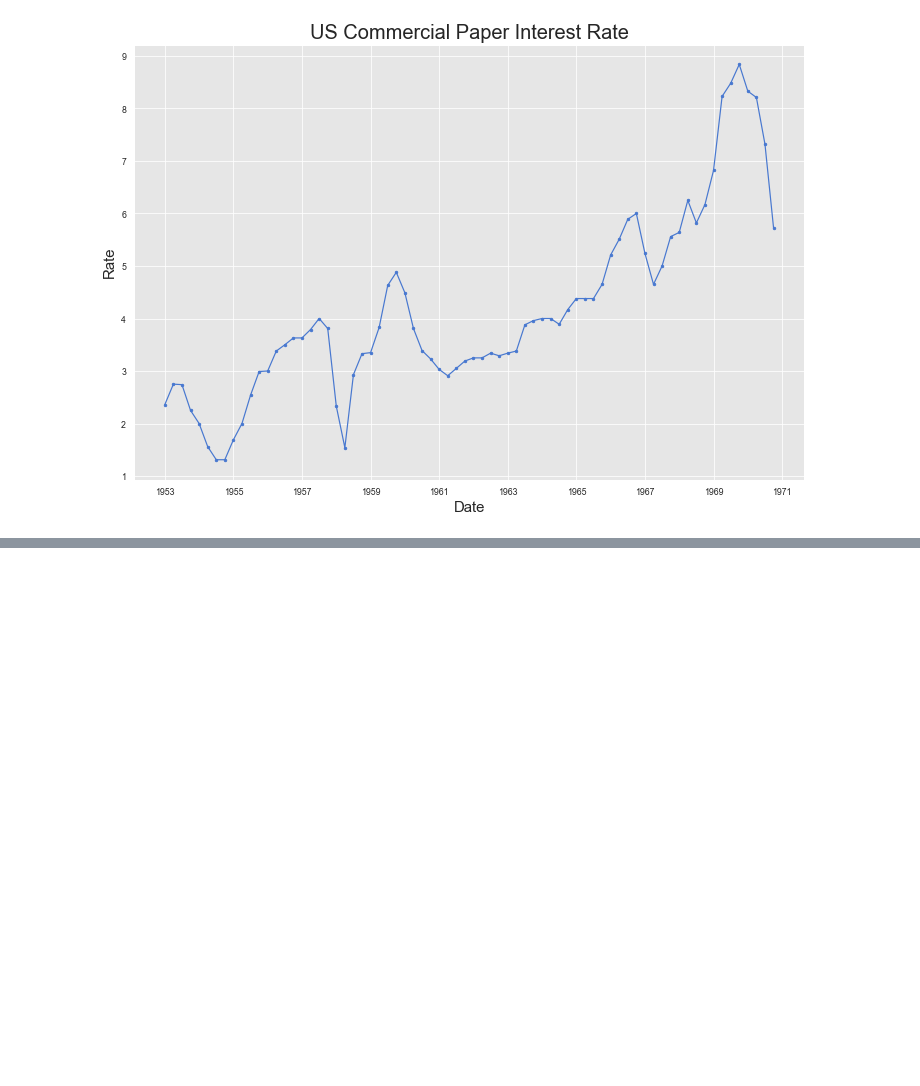
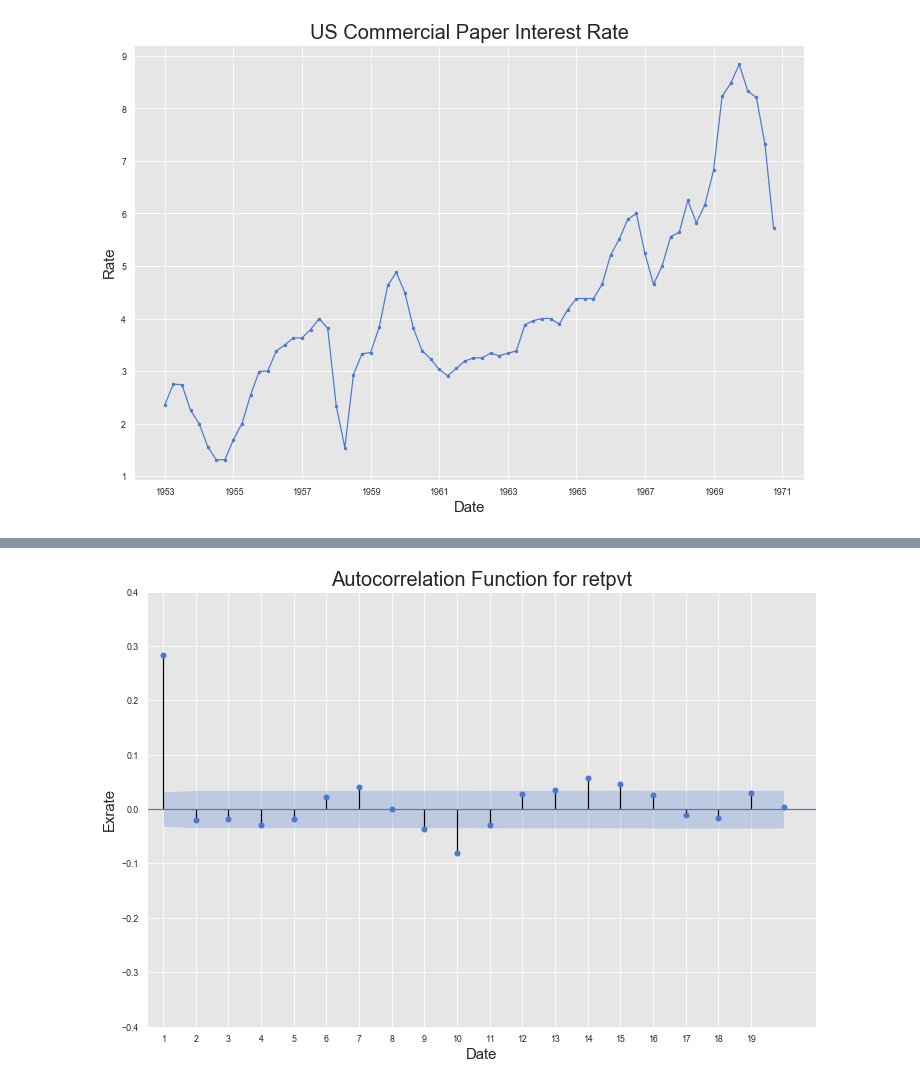
Before and after one commit to FinTrek/algo_trading_book, a Jupyter notebook: notebooks/Univariate_Time_Series_Models.ipynb, the cells around one changed output, grey strips where cells are left out. Drawn from its saved outputs; the diff is of its cells as text; code cells hidden in the pictures; blank space fills up the shorter version.

```diff
--- a/notebooks/Univariate_Time_Series_Models.ipynb
+++ b/notebooks/Univariate_Time_Series_Models.ipynb
@@ -324,0 +341,13 @@ plt.show()
+# %%
+fig,ax = plt.subplots(figsize=(12,8))
+_ = smt.graphics.plot_acf(fx_rates['GBPPvt'].pct_change(1).dropna(), lags=20, ax=ax, alpha=0.05)
+_ = ax.set_title('Autocorrelation Function for retpvt',fontsize = 20)
+_ = ax.set_xlabel('Date',fontsize = 15)
+_ = ax.set_ylabel('Exrate',fontsize = 15)
+_ = ax.set_ylim((-0.4,0.4))
+_ = ax.set_xticks(range(1,20))
+_ = ax.set_xlim((0.5,21))
+plt.savefig('../book/chapters/chapter_uvts/figures/Sec2-4Fig5.eps',format='eps',dpi=100)
+plt.show()
+# %% [output]
+[figure, added]
```
Also changed, not shown: parts of 3 cells of this notebook.
